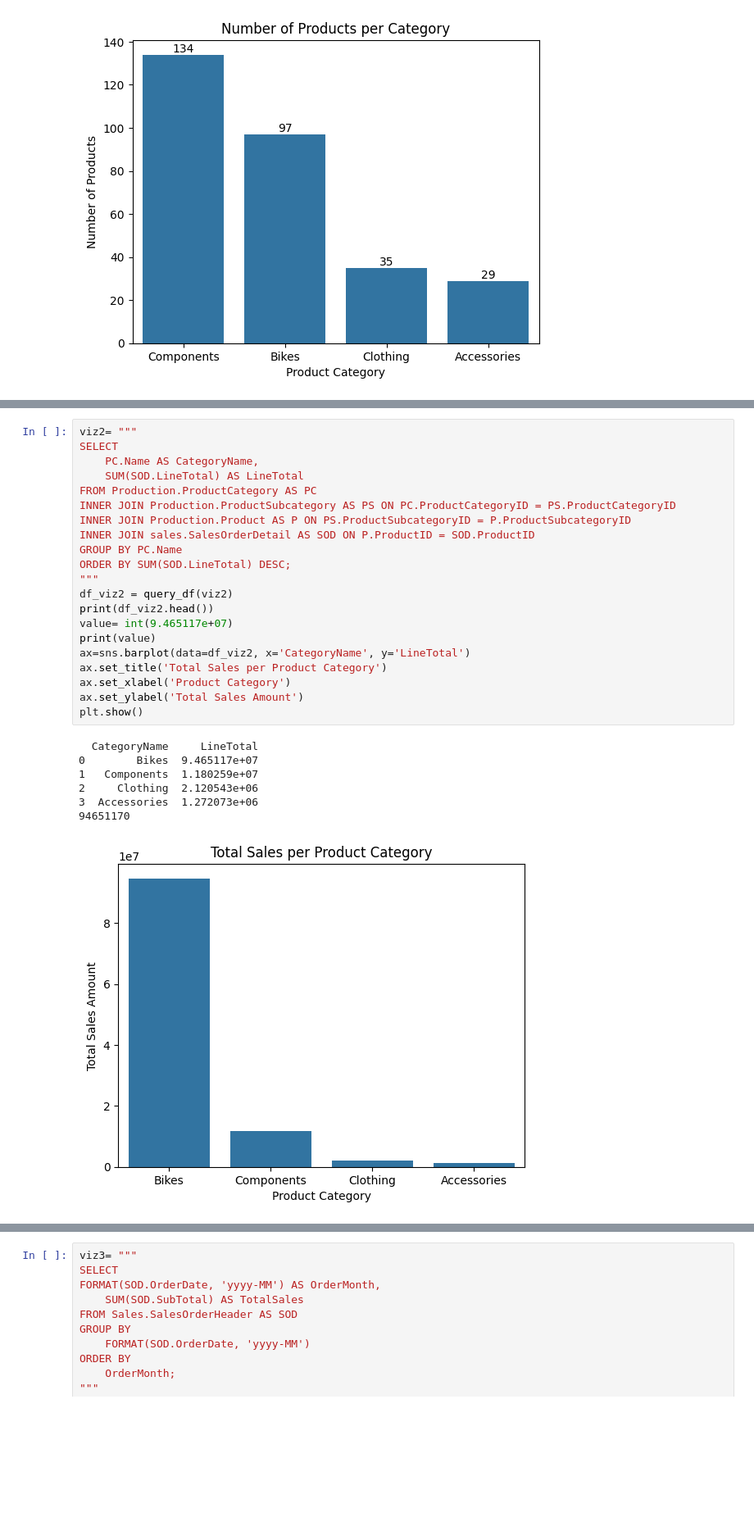
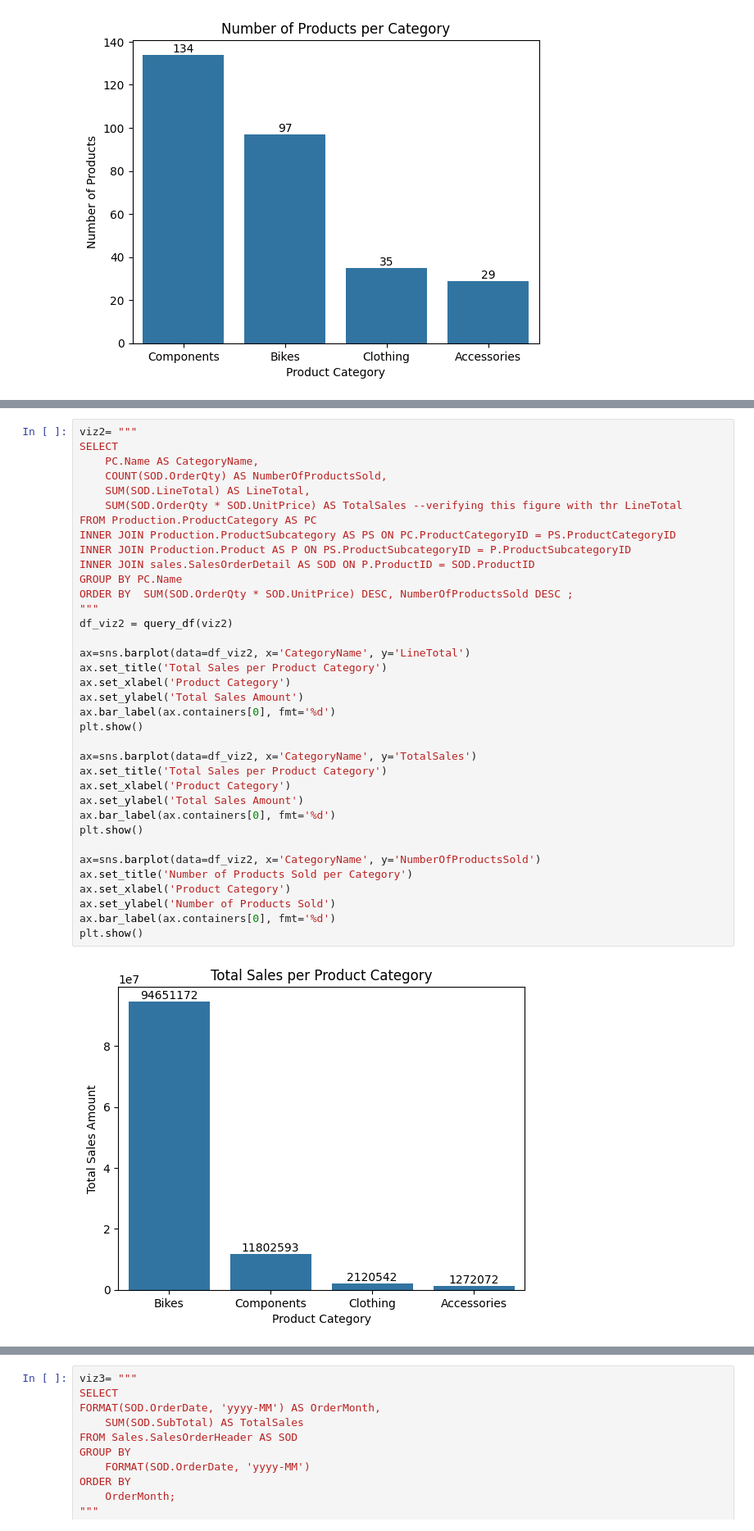
Before and after one commit to CheHenryy/Customer-sales-Analysis, a Jupyter notebook: script/report.ipynb, the cells around one changed output, grey strips where cells are left out. Shown: that part at 82% size. Drawn from its saved outputs; the diff is of its cells as text; blank space fills up the shorter version.

```diff
--- a/script/report.ipynb
+++ b/script/report.ipynb
@@ -74,29 +76,38 @@ The bike category produces the highest revenue, followed by components, clothing
 # %%
 viz2= """
 SELECT
     PC.Name AS CategoryName,
-    SUM(SOD.LineTotal) AS LineTotal
+    COUNT(SOD.OrderQty) AS NumberOfProductsSold,
+    SUM(SOD.LineTotal) AS LineTotal,
+    SUM(SOD.OrderQty * SOD.UnitPrice) AS TotalSales --verifying this figure with thr LineTotal
 FROM Production.ProductCategory AS PC
 INNER JOIN Production.ProductSubcategory AS PS ON PC.ProductCategoryID = PS.ProductCategoryID
 INNER JOIN Production.Product AS P ON PS.ProductSubcategoryID = P.ProductSubcategoryID
 INNER JOIN sales.SalesOrderDetail AS SOD ON P.ProductID = SOD.ProductID
 GROUP BY PC.Name
-ORDER BY SUM(SOD.LineTotal) DESC;
+ORDER BY  SUM(SOD.OrderQty * SOD.UnitPrice) DESC, NumberOfProductsSold DESC ;
 """
 df_viz2 = query_df(viz2)
-print(df_viz2.head())
-value= int(9.465117e+07)
-print(value)
+
 ax=sns.barplot(data=df_viz2, x='CategoryName', y='LineTotal')
 ax.set_title('Total Sales per Product Category')
 ax.set_xlabel('Product Category')
 ax.set_ylabel('Total Sales Amount')
+ax.bar_label(ax.containers[0], fmt='%d')
 plt.show()
+
+ax=sns.barplot(data=df_viz2, x='CategoryName', y='TotalSales')
+ax.set_title('Total Sales per Product Category')
+ax.set_xlabel('Product Category')
+ax.set_ylabel('Total Sales Amount')
+ax.bar_label(ax.containers[0], fmt='%d')
+plt.show()
+
+ax=sns.barplot(data=df_viz2, x='CategoryName', y='NumberOfProductsSold')
+ax.set_title('Number of Products Sold per Category')
+ax.set_xlabel('Product Category')
+ax.set_ylabel('Number of Products Sold')
+ax.bar_label(ax.containers[0], fmt='%d')
+plt.show()
 # %% [output]
-  CategoryName     LineTotal
-0        Bikes  9.465117e+07
-1   Components  1.180259e+07
-2     Clothing  2.120543e+06
-3  Accessories  1.272073e+06
-94651170
-[figure, old version]
+[figure, new version]
```
Also changed, not shown: parts of 10 cells of this notebook, 1 other file.
